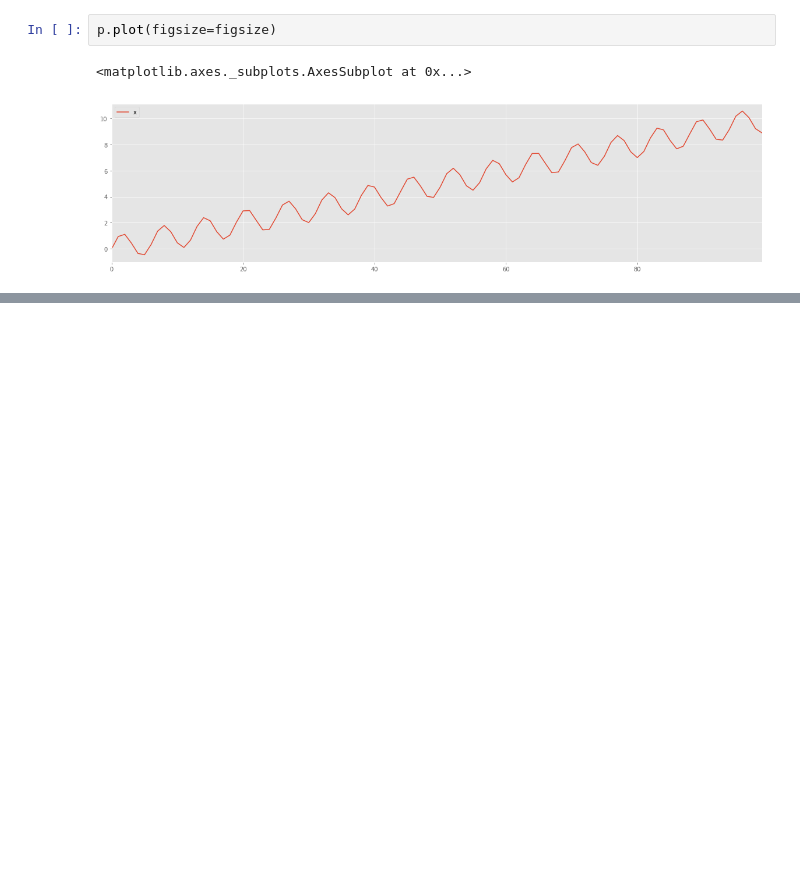
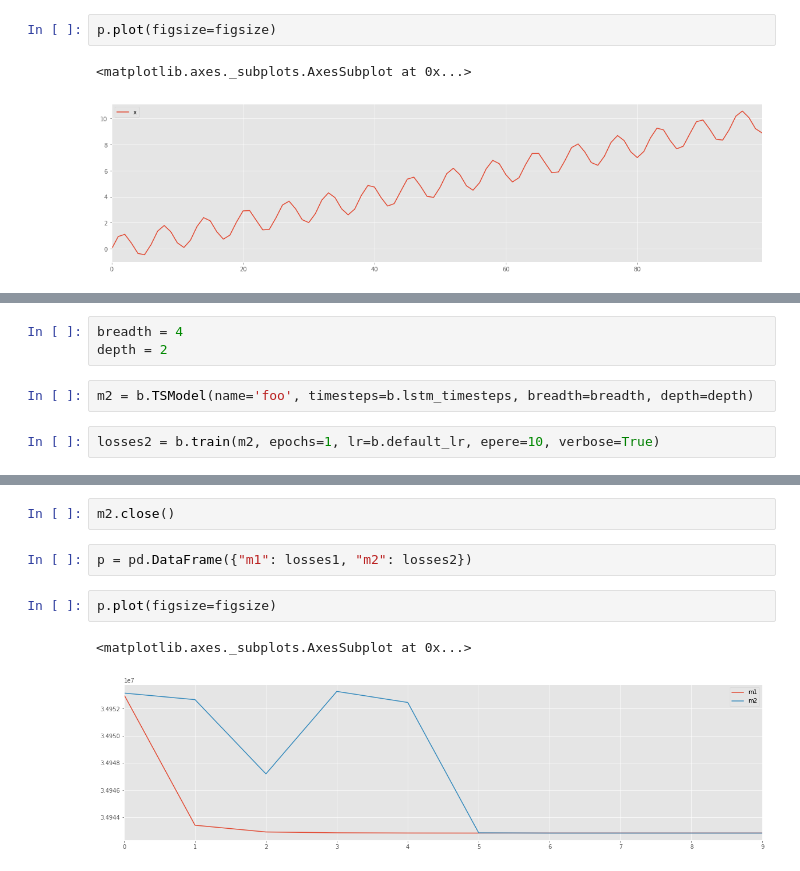
Before and after one commit to thepaulm/lstm, a Jupyter notebook: P1_tf.ipynb, the cells around one changed output, grey strips where cells are left out. Saved outputs shown, nothing was run; the diff lists cells and outputs as text; blank space fills up the shorter version.

Commit message:
Some initial width/breadth analysis

```diff
--- a/P1_tf.ipynb
+++ b/P1_tf.ipynb
@@ -33,0 +65,7 @@ p.plot(figsize=figsize)
+# %%
+breadth = 4
+depth = 2
+# %%
+m2 = b.TSModel(name='foo', timesteps=b.lstm_timesteps, breadth=breadth, depth=depth)
+# %%
+losses2 = b.train(m2, epochs=1, lr=b.default_lr, epere=10, verbose=True)
@@ -33,0 +87,9 @@ p.plot(figsize=figsize)
+# %%
+m2.close()
+# %%
+p = pd.DataFrame({"m1": losses1, "m2": losses2})
+# %%
+p.plot(figsize=figsize)
+# %% [output]
+<matplotlib.axes._subplots.AxesSubplot at 0x...>
+[figure, added]
```
Also changed, not shown: parts of 7 cells of this notebook.
